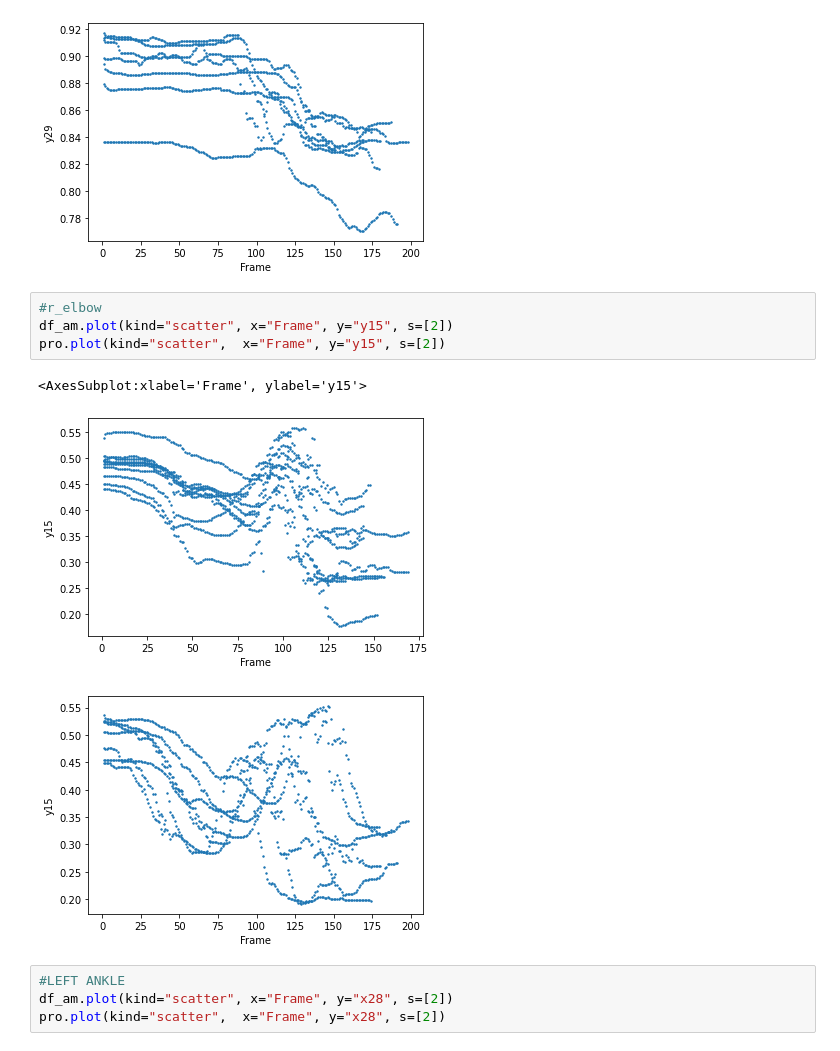
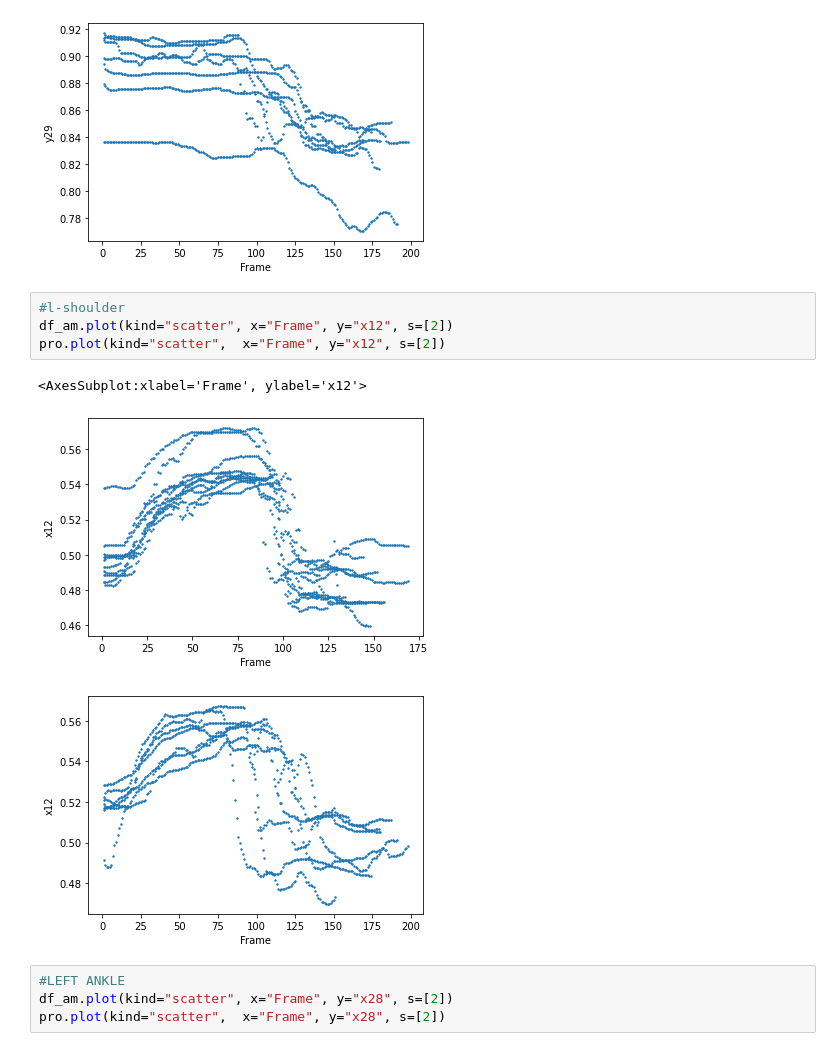
Before and after one commit to Parker-Sullins/Golf_Pro, a Jupyter notebook: Golf_Pro/df_plotting.ipynb, the cells around one changed output. Saved outputs shown, nothing was run; the diff lists cells and outputs as text.

```diff
--- a/Golf_Pro/df_plotting.ipynb
+++ b/Golf_Pro/df_plotting.ipynb
@@ -26,13 +26,13 @@ pro.plot(kind="scatter",  x="Frame", y="y29", s=[2])
 [figure]
 [figure]
 # %%
-#r_elbow
-df_am.plot(kind="scatter", x="Frame", y="y15", s=[2])
-pro.plot(kind="scatter",  x="Frame", y="y15", s=[2])
+#l-shoulder
+df_am.plot(kind="scatter", x="Frame", y="x12", s=[2])
+pro.plot(kind="scatter",  x="Frame", y="x12", s=[2])
 # %% [output]
-<AxesSubplot:xlabel='Frame', ylabel='y15'>
+<AxesSubplot:xlabel='Frame', ylabel='x12'>
-[figure, old version]
+[figure, new version]
-[figure, old version]
+[figure, new version]
 # %%
 #LEFT ANKLE
 df_am.plot(kind="scatter", x="Frame", y="x28", s=[2])
```
Also changed, not shown: 5 other files.
